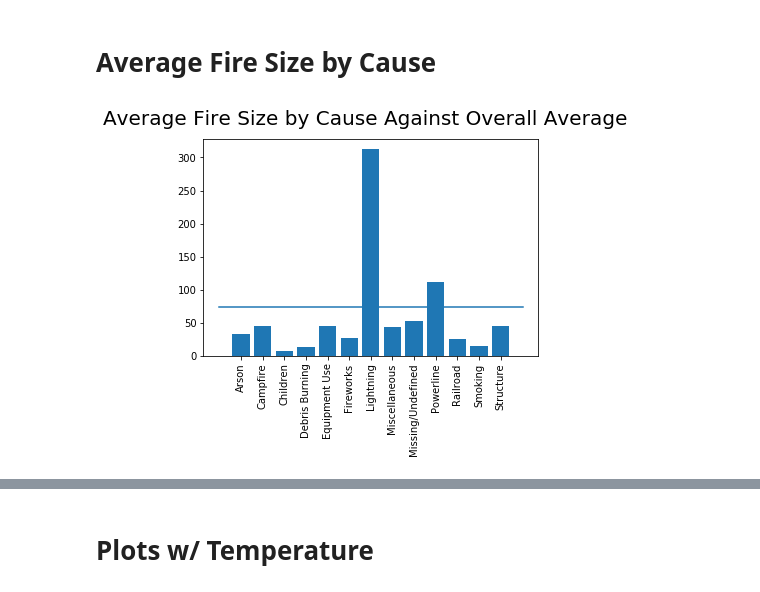
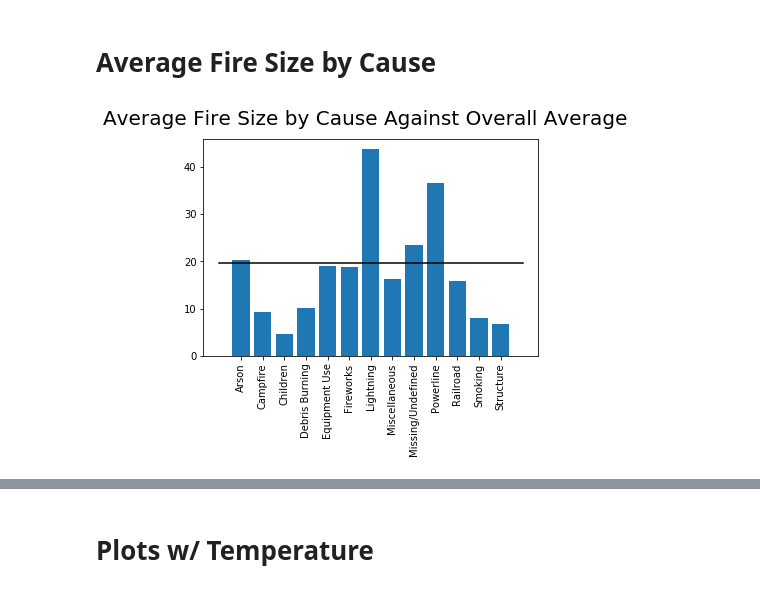
Before and after one commit to jvmohr/cs760_final, a Jupyter notebook: Fires Visualization and ML Exploration.ipynb, the cells around one changed output, grey strips where cells are left out. Cells and saved outputs as stored; diff of their text form; code cells hidden in the pictures.

```diff
--- a/Fires Visualization and ML Exploration.ipynb
+++ b/Fires Visualization and ML Exploration.ipynb
@@ -104,8 +150,11 @@ avgf = fires_df['FIRE_SIZE'].mean()
+# %%
+# avgf = fires_df['FIRE_SIZE'].mean()
+avgf = fires_df[fires_df['FIRE_SIZE_CLASS'] != 'G']['FIRE_SIZE'].mean()
 # %%
-avg_sizes = fires_df.groupby('STAT_CAUSE_DESCR').mean()['FIRE_SIZE']
+avg_sizes = fires_df[fires_df['FIRE_SIZE_CLASS'] != 'G'].groupby('STAT_CAUSE_DESCR').mean()['FIRE_SIZE']
 plt.bar(range(len(avg_sizes)), height=avg_sizes)
-plt.plot(plt.xlim(), [avgf for i in range(2)])
+plt.plot(plt.xlim(), [avgf for i in range(2)], c='black')
 plt.xticks(ticks=range(len(avg_sizes)), labels=avg_sizes.index.tolist(), rotation=90)
 plt.suptitle('Average Fire Size by Cause Against Overall Average', size=20);
 # %% [output]
-[figure, old version]
+[figure, new version]
```
Also changed, not shown: parts of 20 cells of this notebook, 4 other files.
